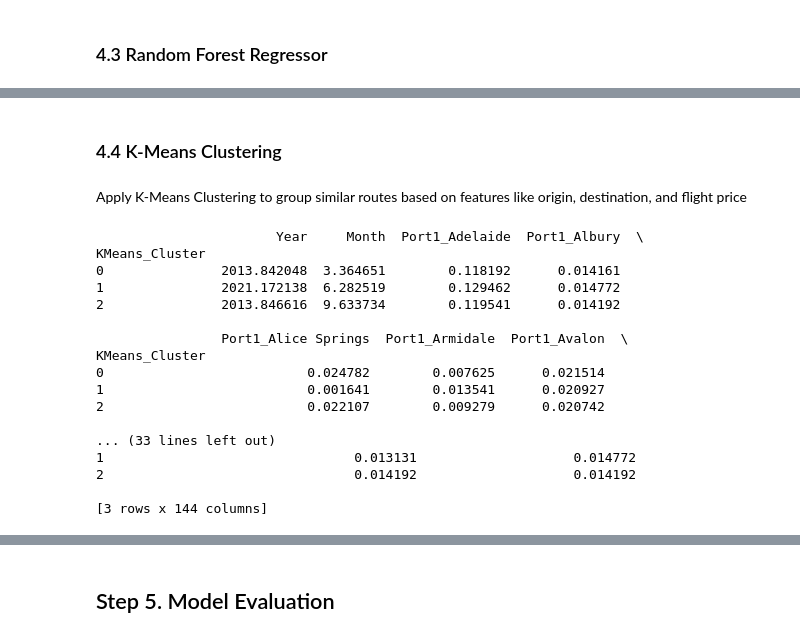
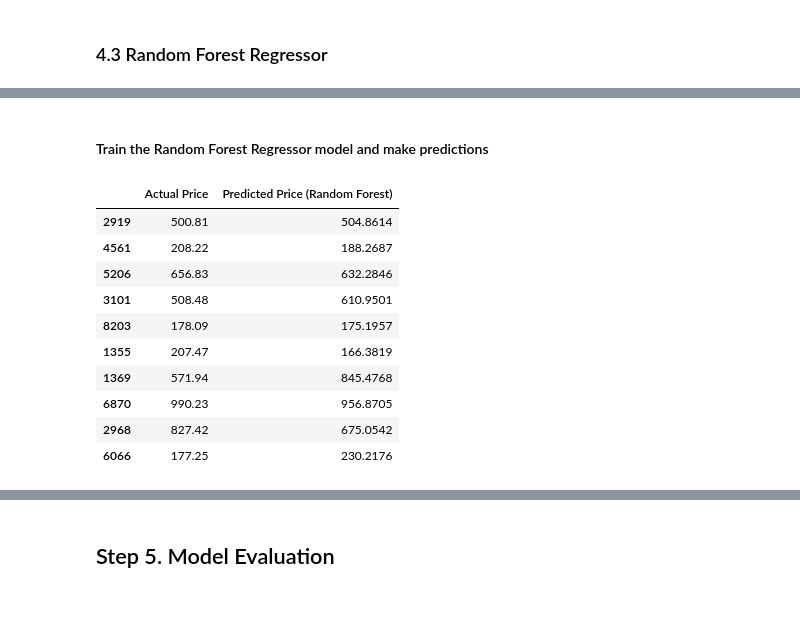
Before and after one commit to ki133/Computing-Technology-Innovation-Project, a Jupyter notebook: Machine Learning Model/Price/Price_model.ipynb, the cells around one changed output, grey strips where cells are left out. Drawn from its saved outputs; the diff is of its cells as text; code cells hidden in the pictures; blank space fills up the shorter version.

```diff
--- a/Machine Learning Model/Price/Price_model.ipynb
+++ b/Machine Learning Model/Price/Price_model.ipynb
@@ -125,44 +149,29 @@ Next, train a Random Forest Regressor, which is a non-linear model.
+# %% [markdown]
+#### Train the Random Forest Regressor model and make predictions
 # %%
 from sklearn.ensemble import RandomForestRegressor
 
 # Initialize and train the Random Forest Regressor
 rf_model = RandomForestRegressor(n_estimators=100, random_state=42)
 rf_model.fit(X_train, y_train)
 
-# Make predictions
+# Make predictions using the Random Forest Regressor
 y_pred_rf = rf_model.predict(X_test)
+
+# Create a DataFrame to compare actual and predicted prices
+predictions_rf = pd.DataFrame({'Actual Price': y_test, 'Predicted Price (Random Forest)': y_pred_rf})
+
+# Display the first few rows of the comparison
+predictions_rf.head(10)
+# %% [output]
+|  | Actual Price | Predicted Price (Random Forest) |
+| 2919 | 500.81 | 504.8614 |
+| 4561 | 208.22 | 188.2687 |
+| 5206 | 656.83 | 632.2846 |
+| 3101 | 508.48 | 610.9501 |
+| 8203 | 178.09 | 175.1957 |
+| 1355 | 207.47 | 166.3819 |
+| 1369 | 571.94 | 845.4768 |
+| 6870 | 990.23 | 956.8705 |
+| 2968 | 827.42 | 675.0542 |
+| 6066 | 177.25 | 230.2176 |
-# %% [markdown]
-### 4.4 K-Means Clustering
-# %% [markdown]
-Apply K-Means Clustering to group similar routes based on features like origin, destination, and flight price
-# %%
-from sklearn.cluster import KMeans
-
-# Fit the K-Means model with 3 clusters
-kmeans = KMeans(n_clusters=3, random_state=42)
-clusters = kmeans.fit_predict(X_encoded)
-
-# Add the cluster labels to the dataset
-X_clustered = X_encoded.copy()
-X_clustered['KMeans_Cluster'] = clusters
-
-# Analyze the clusters
-print(X_clustered.groupby('KMeans_Cluster').mean())
-# %% [output]
-                       Year     Month  Port1_Adelaide  Port1_Albury  \
-KMeans_Cluster
-0               2013.842048  3.364651        0.118192      0.014161
-1               2021.172138  6.282519        0.129462      0.014772
-2               2013.846616  9.633734        0.119541      0.014192
-
-                Port1_Alice Springs  Port1_Armidale  Port1_Avalon  \
-KMeans_Cluster
-0                          0.024782        0.007625      0.021514
-1                          0.001641        0.013541      0.020927
-2                          0.022107        0.009279      0.020742
-
-... (33 lines left out)
-1                                0.013131                    0.014772
-2                                0.014192                    0.014192
-
-[3 rows x 144 columns]
```
Also changed, not shown: parts of 38 cells of this notebook, 3 other files.
